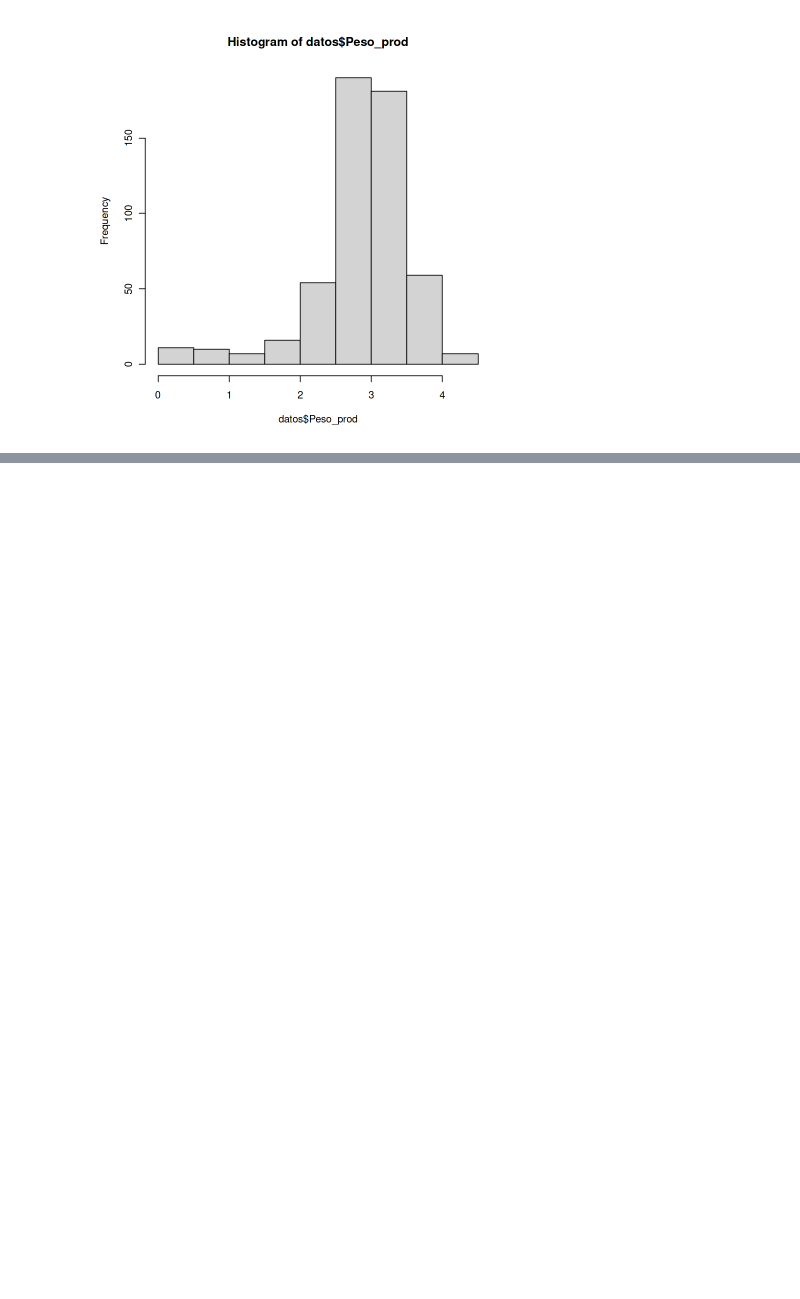
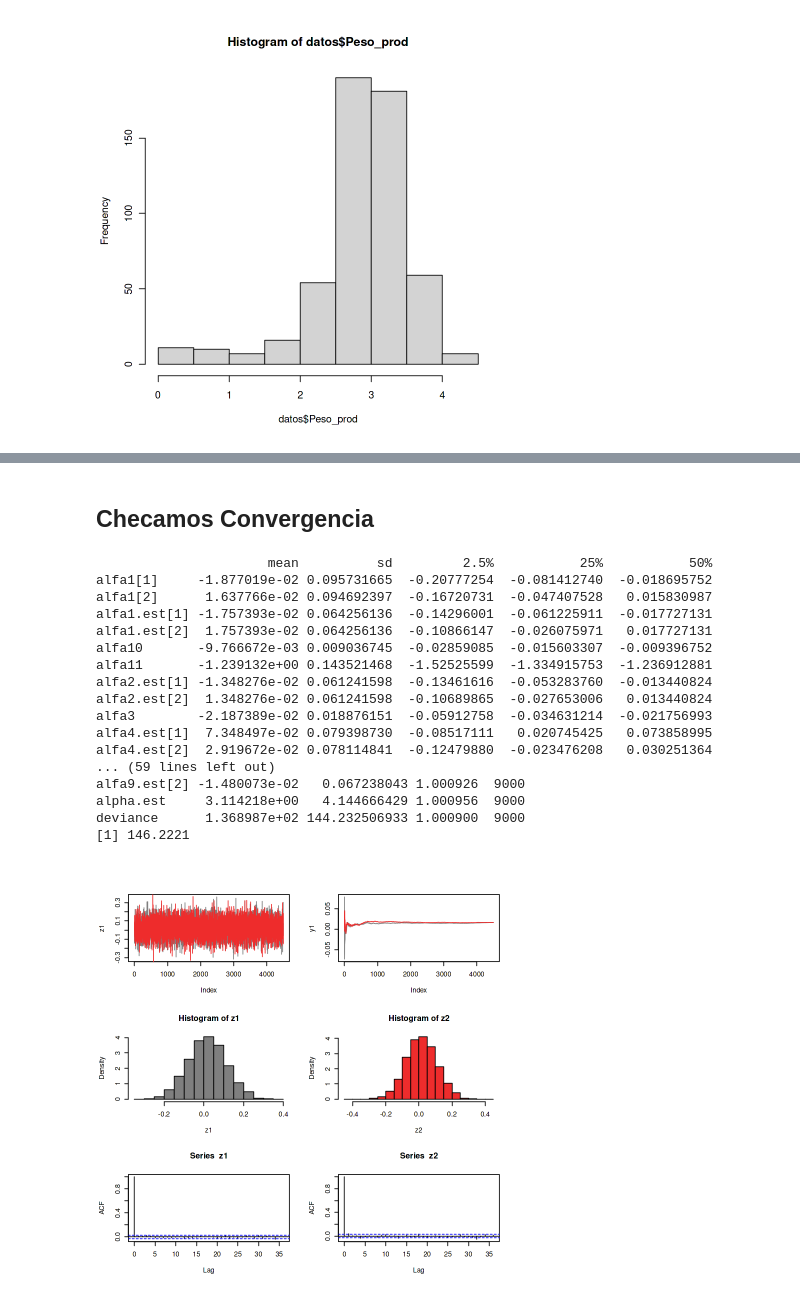
Before and after one commit to Marce2021M/examenRegAvanz1, a Jupyter notebook: examen1egAv.ipynb, the cells around one changed output, grey strips where cells are left out. Saved outputs shown, nothing was run; the diff lists cells and outputs as text; code cells hidden in the pictures; blank space fills up the shorter version.

```diff
--- a/examen1egAv.ipynb
+++ b/examen1egAv.ipynb
@@ -69,0 +378,27 @@ hist(datos$Peso_prod)
+# %% [markdown]
+## Checamos Convergencia
+# %%
+ej2.sim$graphConvergence(parama=2)
+
+ej2.sim$summaryModel()
+
+ej2.sim$dicModelfunc()
+# %% [output]
+                      mean          sd         2.5%           25%           50%
+alfa1[1]     -1.877019e-02 0.095731665  -0.20777254  -0.081412740  -0.018695752
+alfa1[2]      1.637766e-02 0.094692397  -0.16720731  -0.047407528   0.015830987
+alfa1.est[1] -1.757393e-02 0.064256136  -0.14296001  -0.061225911  -0.017727131
+alfa1.est[2]  1.757393e-02 0.064256136  -0.10866147  -0.026075971   0.017727131
+alfa10       -9.766672e-03 0.009036745  -0.02859085  -0.015603307  -0.009396752
+alfa11       -1.239132e+00 0.143521468  -1.52525599  -1.334915753  -1.236912881
+alfa2.est[1] -1.348276e-02 0.061241598  -0.13461616  -0.053283760  -0.013440824
+alfa2.est[2]  1.348276e-02 0.061241598  -0.10689865  -0.027653006   0.013440824
+alfa3        -2.187389e-02 0.018876151  -0.05912758  -0.034631214  -0.021756993
+alfa4.est[1]  7.348497e-02 0.079398730  -0.08517111   0.020745425   0.073858995
+alfa4.est[2]  2.919672e-02 0.078114841  -0.12479880  -0.023476208   0.030251364
+... (59 lines left out)
+alfa9.est[2] -1.480073e-02   0.067238043 1.000926  9000
+alpha.est     3.114218e+00   4.144666429 1.000956  9000
+deviance      1.368987e+02 144.232506933 1.000900  9000
+[1] 146.2221
+[figure, added]
```
Also changed, not shown: parts of 22 cells of this notebook, 2 other files.
